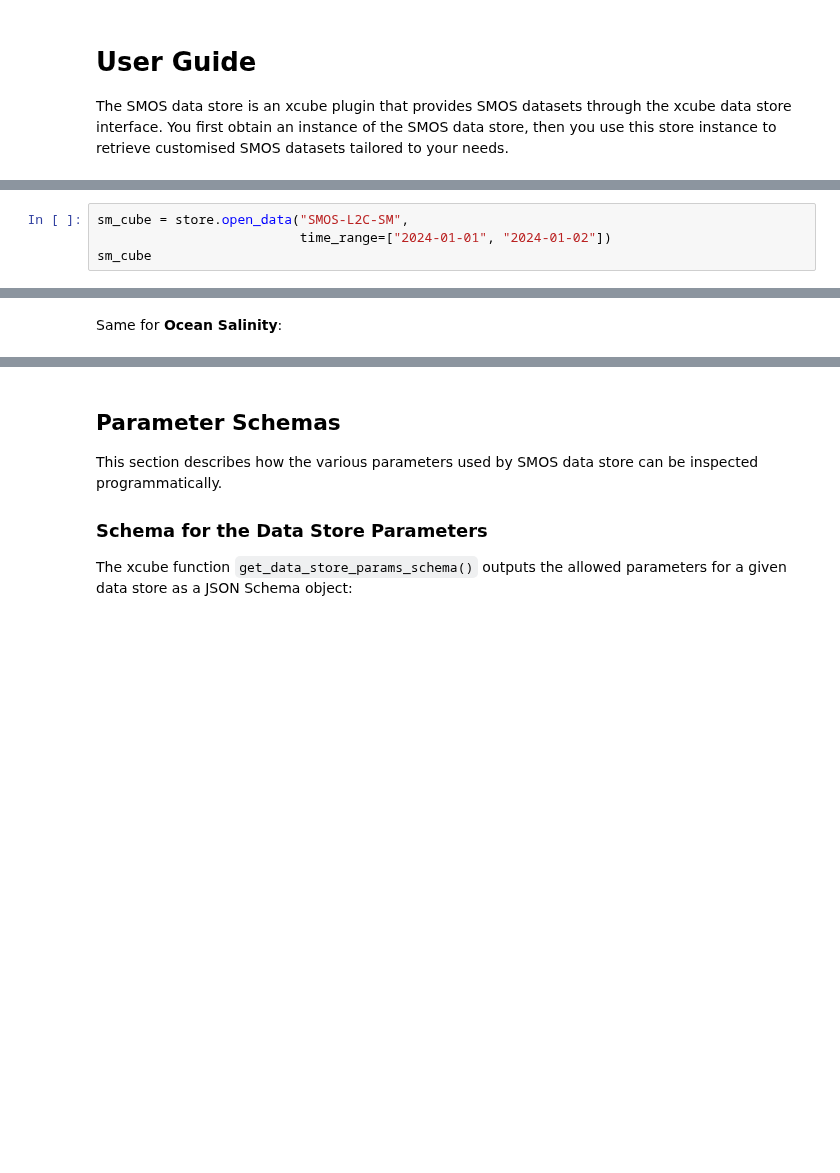
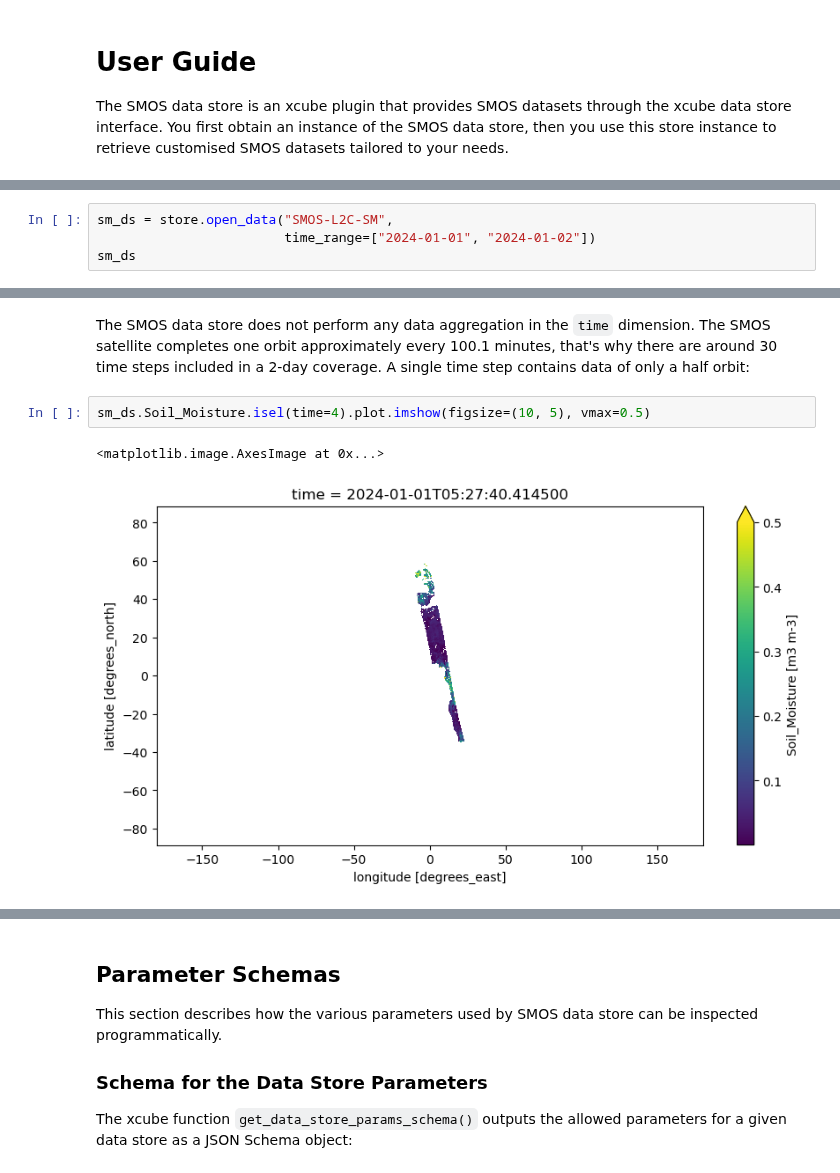
Before and after one commit to xcube-dev/xcube-smos, a Jupyter notebook: docs/guide.ipynb, the cells around one changed output, grey strips where cells are left out. Drawn from its saved outputs; the diff is of its cells as text; blank space fills up the shorter version.

```diff
--- a/docs/guide.ipynb
+++ b/docs/guide.ipynb
@@ -56,5 +87,5 @@ specifies temporal coverage as start/stop dates, here just 2 days:
 # %%
-sm_cube = store.open_data("SMOS-L2C-SM",
-                          time_range=["2024-01-01", "2024-01-02"])
-sm_cube
+sm_ds = store.open_data("SMOS-L2C-SM",
+                        time_range=["2024-01-01", "2024-01-02"])
+sm_ds
 # %% [output]
@@ -62,2 +119,10 @@ PermissionError: Forbidden
 # %% [markdown]
-Same for **Ocean Salinity**:
+The SMOS data store does not perform any data aggregation in the `time` dimension.
+The SMOS satellite completes one orbit approximately every 100.1 minutes, that's
+why there are around 30 time steps included in a 2-day coverage. A single time step
+contains data of only a half orbit:
+# %%
+sm_ds.Soil_Moisture.isel(time=4).plot.imshow(figsize=(10, 5), vmax=0.5)
+# %% [output]
+<matplotlib.image.AxesImage at 0x...>
+[figure, added]
```
Also changed, not shown: parts of 31 cells of this notebook, 5 other files.
